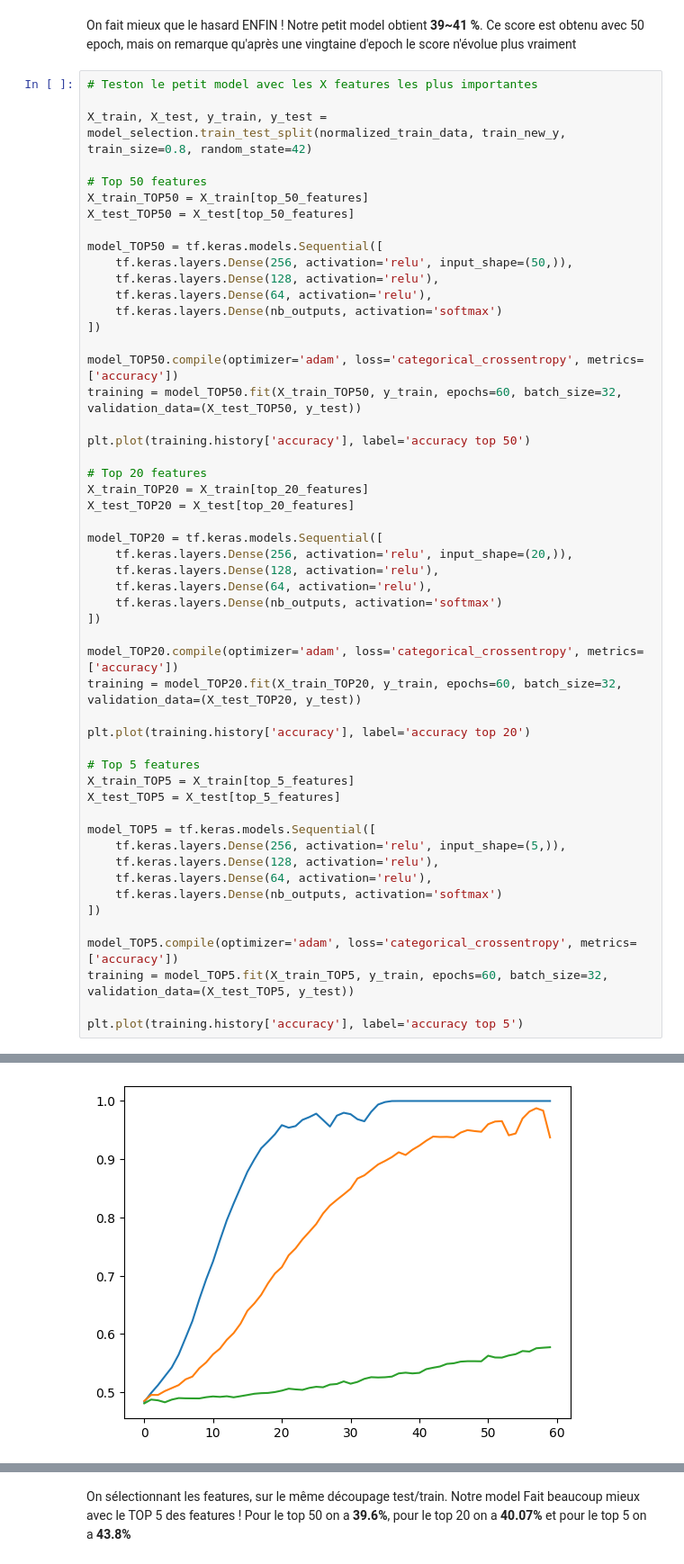
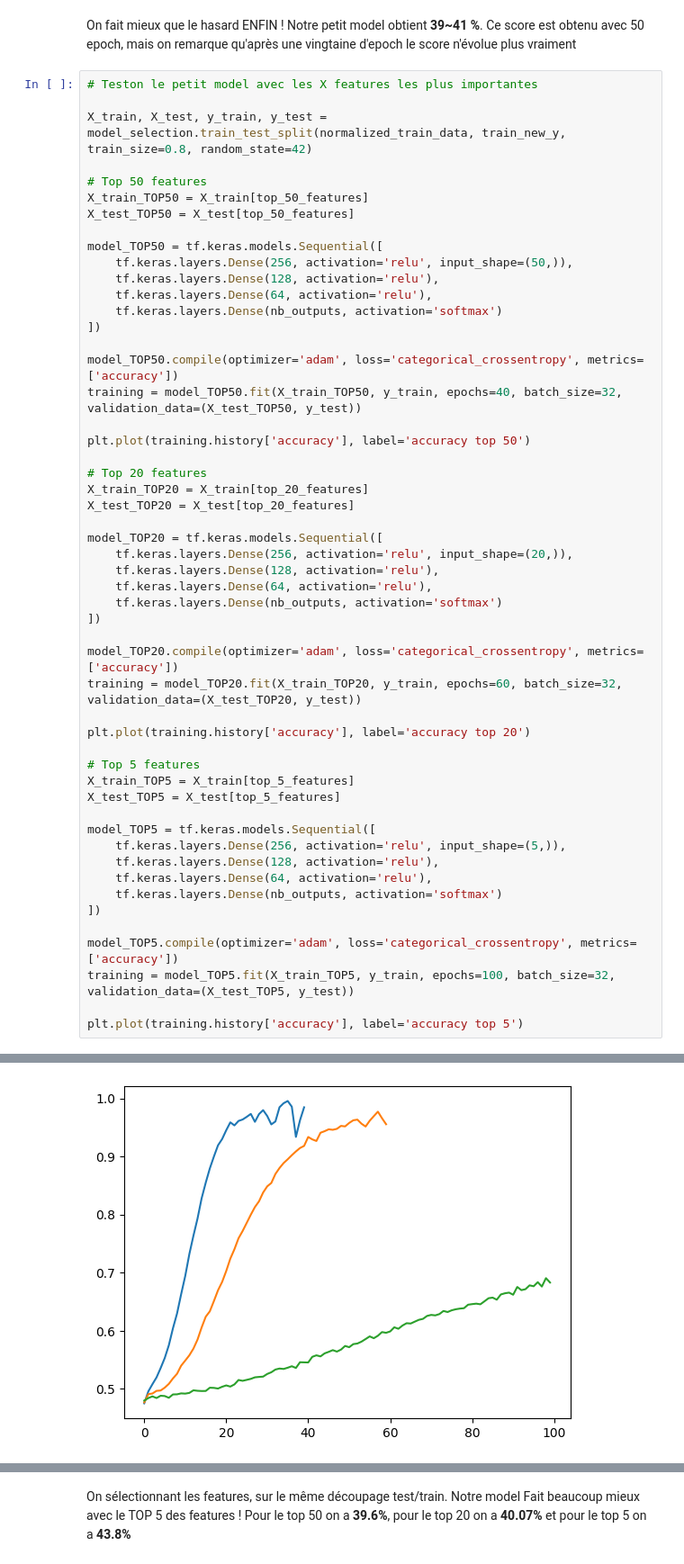
Before and after one commit to Nomehh/MachineLearning, a Jupyter notebook: start.ipynb, the cells around one changed output, grey strips where cells are left out. Shown at 90% size. Drawn from its saved outputs; the diff is of its cells as text.

```diff
--- a/start.ipynb
+++ b/start.ipynb
@@ -310,7 +312,7 @@ model_TOP50 = tf.keras.models.Sequential([
 ])
 
 model_TOP50.compile(optimizer='adam', loss='categorical_crossentropy', metrics=['accuracy'])
-training = model_TOP50.fit(X_train_TOP50, y_train, epochs=60, batch_size=32, validation_data=(X_test_TOP50, y_test))
+training = model_TOP50.fit(X_train_TOP50, y_train, epochs=40, batch_size=32, validation_data=(X_test_TOP50, y_test))
 
 plt.plot(training.history['accuracy'], label='accuracy top 50')
 
@@ -342,7 +344,7 @@ model_TOP5 = tf.keras.models.Sequential([
 ])
 
 model_TOP5.compile(optimizer='adam', loss='categorical_crossentropy', metrics=['accuracy'])
-training = model_TOP5.fit(X_train_TOP5, y_train, epochs=60, batch_size=32, validation_data=(X_test_TOP5, y_test))
+training = model_TOP5.fit(X_train_TOP5, y_train, epochs=100, batch_size=32, validation_data=(X_test_TOP5, y_test))
 
 plt.plot(training.history['accuracy'], label='accuracy top 5')
 # %% [output]
@@ -402,4 +369,4 @@ Epoch 60/60
-[figure, old version]
+[figure, new version]
 # %%
 # Accuracy for the model with top 50 features
 y_pred_TOP50 = model_TOP50.predict(X_test_TOP50)
```
Also changed, not shown: parts of 12 cells of this notebook.
